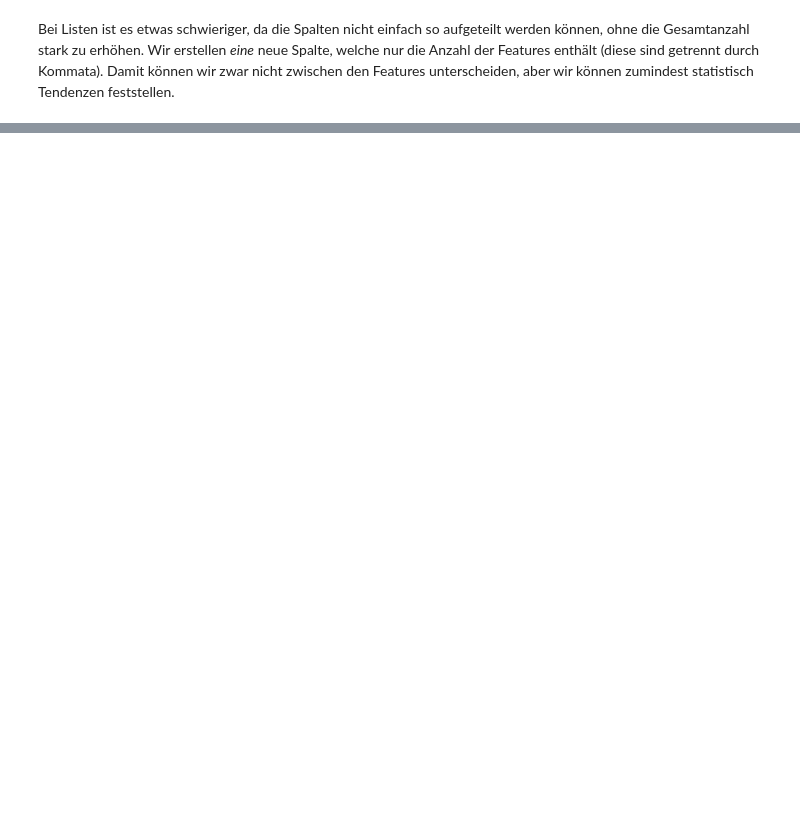
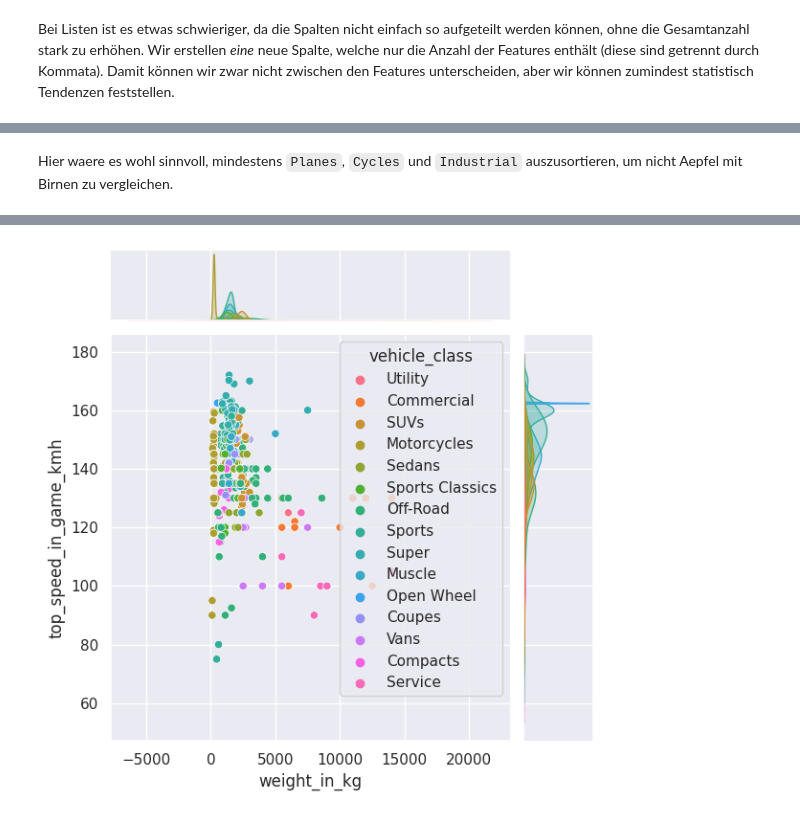
Before and after one commit to dorianprill/workshop-kmu-data, a Jupyter notebook: 02_transform_visualize.ipynb, the cells around one changed output, grey strips where cells are left out. Drawn from its saved outputs; the diff is of its cells as text; code cells hidden in the pictures; blank space fills up the shorter version.

```diff
--- a/02_transform_visualize.ipynb
+++ b/02_transform_visualize.ipynb
@@ -66,0 +204,26 @@ Series: 'feature_count' [u32]
+# %% [markdown]
+Hier waere es wohl sinnvoll, mindestens `Planes`, `Cycles` und `Industrial` auszusortieren, um nicht Aepfel mit Birnen zu vergleichen.
+# %%
+exclass = ['Planes', 'Cycles', 'Industrial', 'Emergency', 'Military']
+
+dfv = df.filter(
+        pl.col('vehicle_class').is_in(exclass).is_not()
+).select(
+        pl.exclude(['lap_time', 'release_date'])
+).to_pandas()
+
+sns.jointplot(
+        data=dfv,
+        x="weight_in_kg",
+        y="top_speed_in_game_kmh",
+        hue="vehicle_class"
+)
+
+
+alt.Chart(dfv).mark_circle(size=60).encode(
+    x='weight_in_kg',
+    y='top_speed_in_game_kmh',
+    color='vehicle_class',
+    tooltip=['title', 'vehicle_class', 'weight_in_kg', 'top_speed_in_game_kmh']
+).interactive()
+# %% [output]
@@ -66,0 +231 @@ Series: 'feature_count' [u32]
+[figure, added]
```
Also changed, not shown: parts of 13 cells of this notebook, 2 other files.
